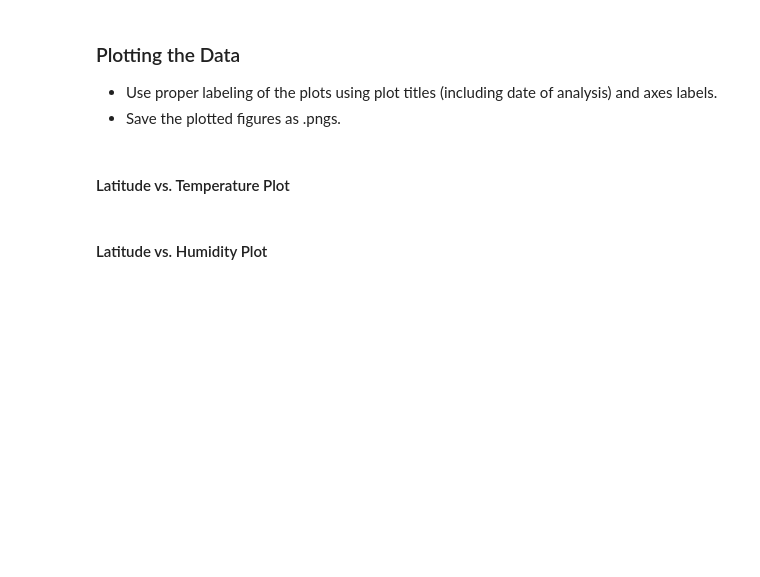
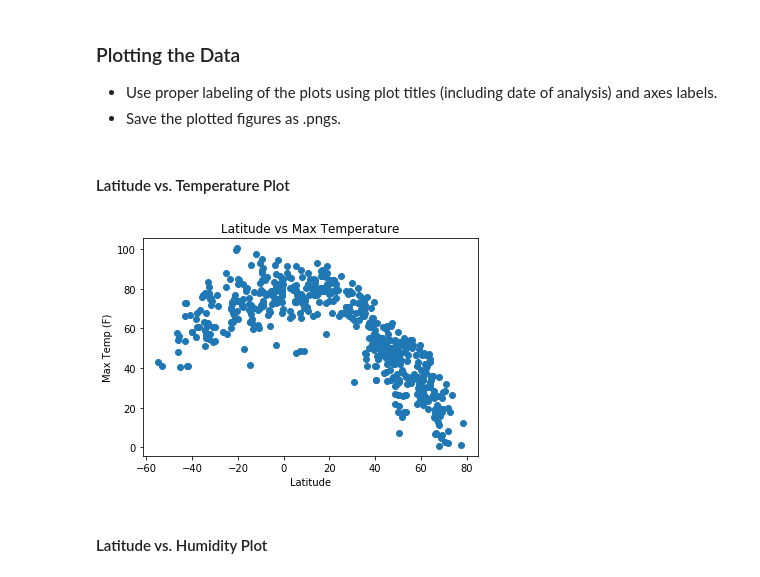
Before and after one commit to aeckes/python-api-challenge, a Jupyter notebook: WeatherPy.ipynb, the cells around one changed output. Saved outputs shown, nothing was run; the diff lists cells and outputs as text; code cells hidden in the pictures; blank space fills up the shorter version.

```diff
--- a/WeatherPy.ipynb
+++ b/WeatherPy.ipynb
@@ -134,5 +146,13 @@ df.head()
 * Save the plotted figures as .pngs.
 # %% [markdown]
 #### Latitude vs. Temperature Plot
+# %%
+plt.scatter(df['Lat'], df['Max Temp'])
+plt.title('Latitude vs Max Temperature')
+plt.xlabel('Latitude')
+plt.ylabel('Max Temp (F)')
+plt.savefig('output_data/temperature_plot.png')
+# %% [output]
+[figure, added]
 # %% [markdown]
 #### Latitude vs. Humidity Plot
```
Also changed, not shown: parts of 8 cells of this notebook, 8 other files.
